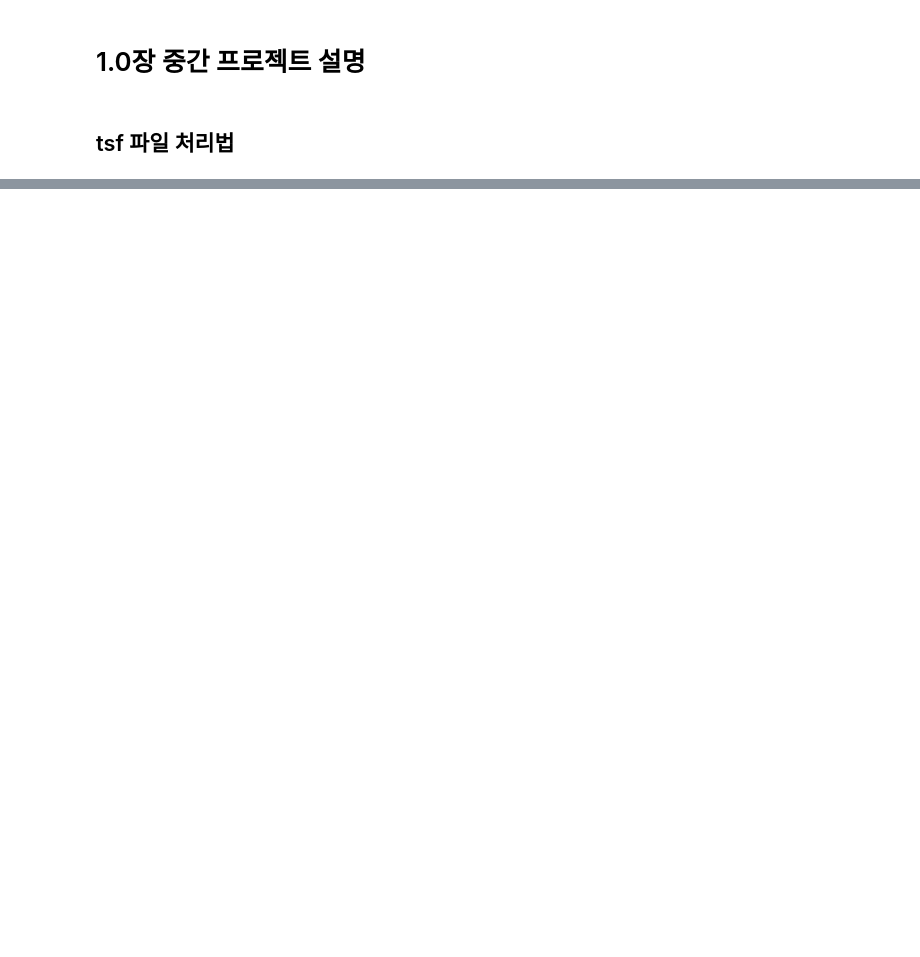
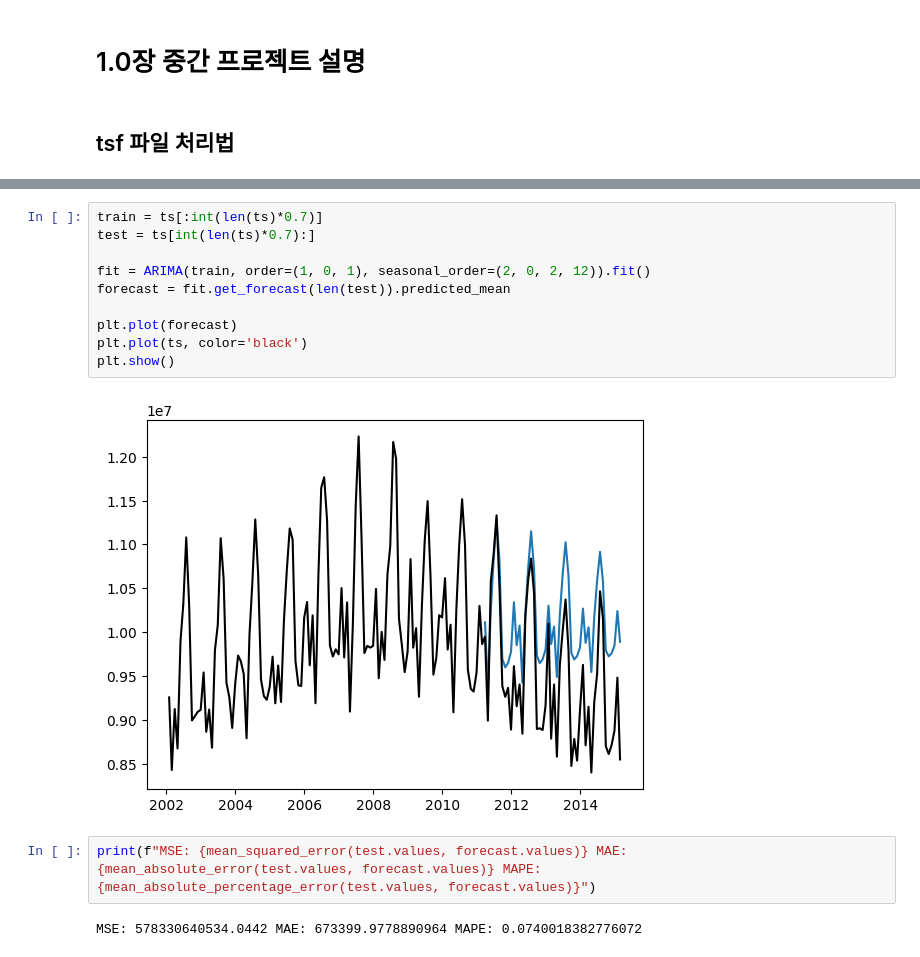
Before and after one commit to SLCFLAB/Fintech2025, a Jupyter notebook: Basic_day1/1_0_mid_project.ipynb, the cells around one changed output, grey strips where cells are left out. Drawn from its saved outputs; the diff is of its cells as text; blank space fills up the shorter version.

```diff
--- a/Basic_day1/1_0_mid_project.ipynb
+++ b/Basic_day1/1_0_mid_project.ipynb
@@ -36,0 +65,16 @@ plt.show()
+# %%
+train = ts[:int(len(ts)*0.7)]
+test = ts[int(len(ts)*0.7):]
+
+fit = ARIMA(train, order=(1, 0, 1), seasonal_order=(2, 0, 2, 12)).fit()
+forecast = fit.get_forecast(len(test)).predicted_mean
+
+plt.plot(forecast)
+plt.plot(ts, color='black')
+plt.show()
+# %% [output]
+[figure, added]
+# %%
+print(f"MSE: {mean_squared_error(test.values, forecast.values)} MAE: {mean_absolute_error(test.values, forecast.values)} MAPE: {mean_absolute_percentage_error(test.values, forecast.values)}")
+# %% [output]
+MSE: 578330640534.0442 MAE: 673399.9778890964 MAPE: 0.0740018382776072
```
Also changed, not shown: parts of 5 cells of this notebook.
